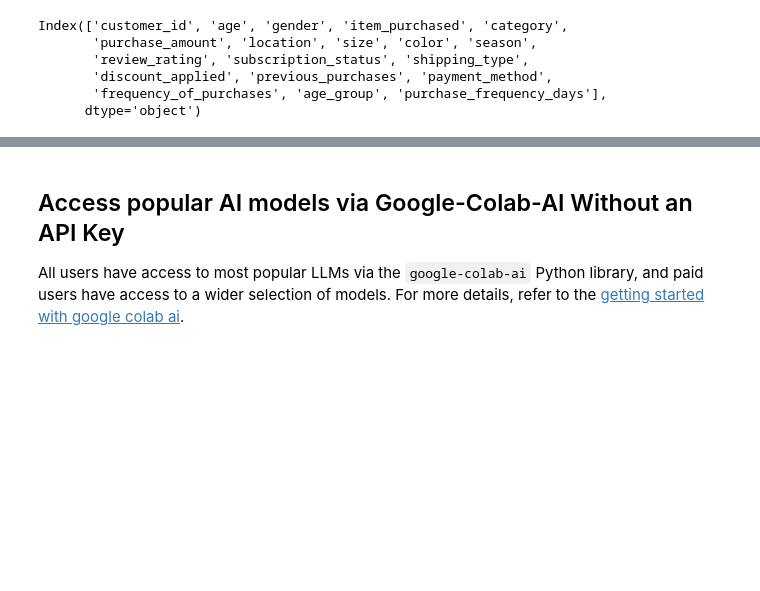
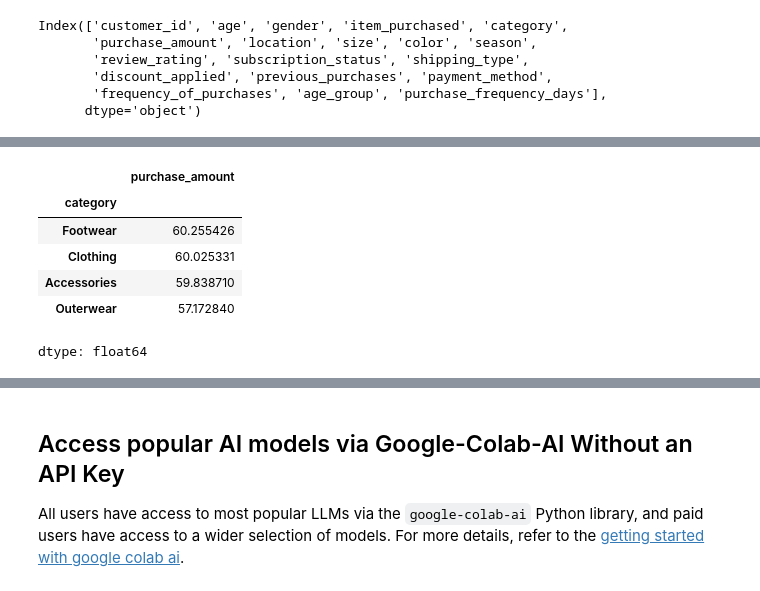
Before and after one commit to imuskansaini/customer-shopping-behavior-analysis, a Jupyter notebook: Customer_Shopping_Behavior_Analysis.ipynb, the cells around one changed output, grey strips where cells are left out. Cells and saved outputs as stored; diff of their text form; code cells hidden in the pictures; blank space fills up the shorter version.

```diff
--- a/Customer_Shopping_Behavior_Analysis.ipynb
+++ b/Customer_Shopping_Behavior_Analysis.ipynb
@@ -172,0 +190,10 @@ Index(['customer_id', 'age', 'gender', 'item_purchased', 'category',
+# %%
+df.groupby('category')['purchase_amount'].mean().sort_values(ascending=False)
+# %% [output]
+|  | purchase_amount |
+| category |  |
+| Footwear | 60.255426 |
+| Clothing | 60.025331 |
+| Accessories | 59.838710 |
+| Outerwear | 57.172840 |
+dtype: float64
```
Also changed, not shown: parts of 3 cells of this notebook.
